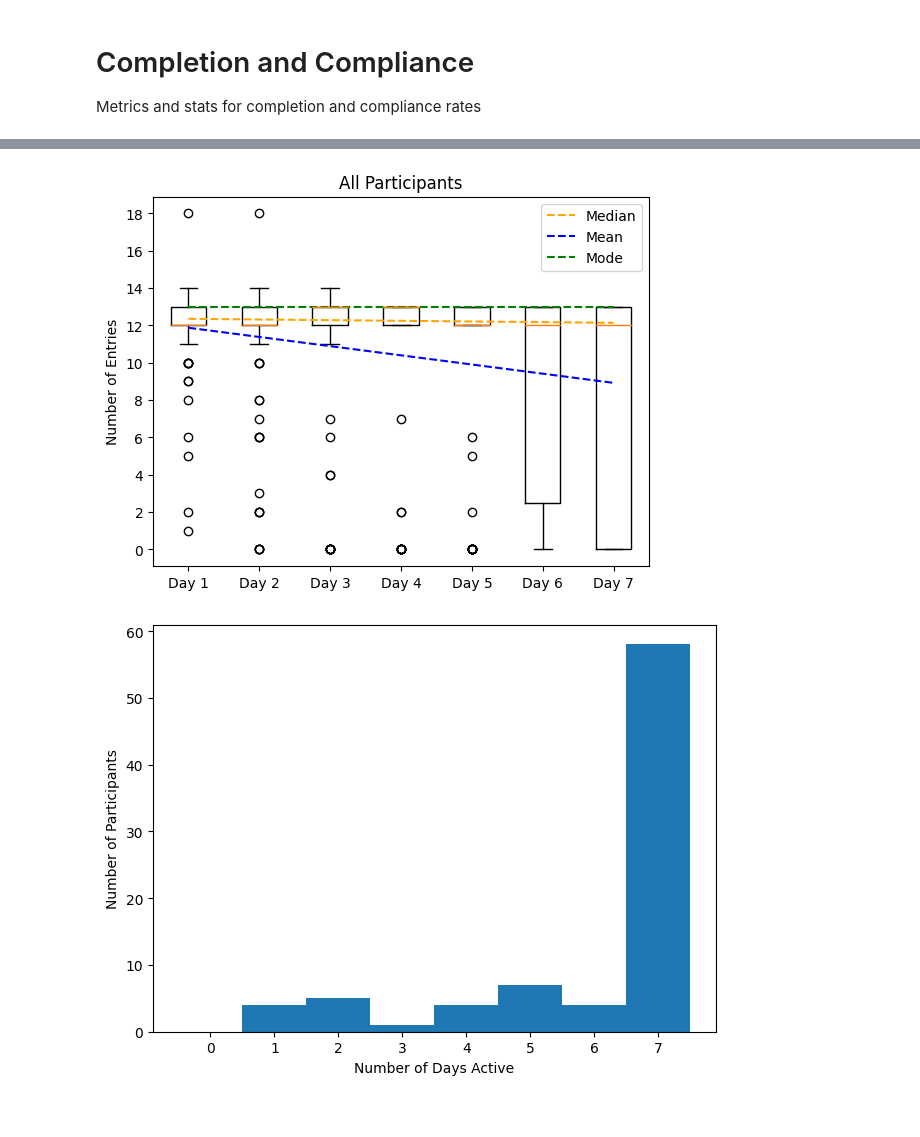
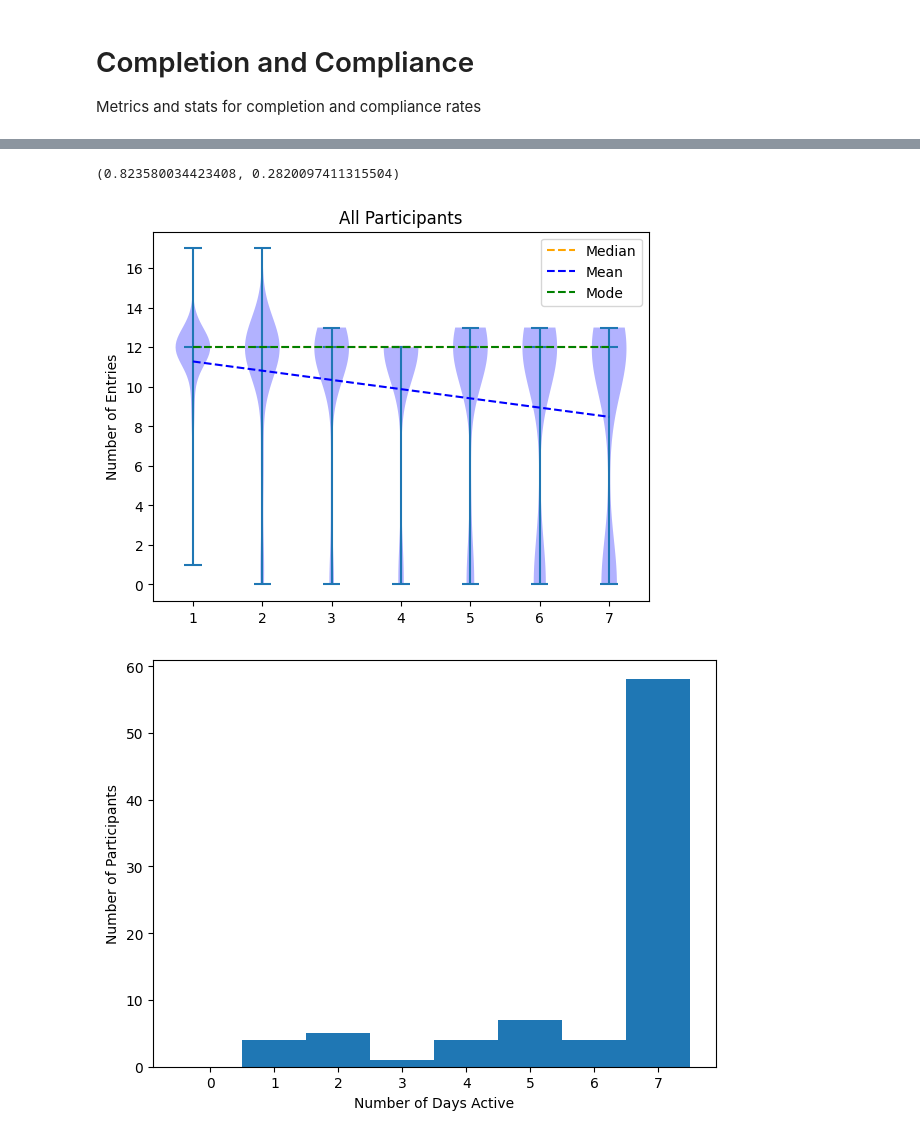
Before and after one commit to JGIBristol/seaco_smartwatch_paper, a Jupyter notebook: quantitative.ipynb, the cells around one changed output, grey strips where cells are left out. Cells and saved outputs as stored; diff of their text form; code cells hidden in the pictures.

```diff
--- a/quantitative.ipynb
+++ b/quantitative.ipynb
@@ -157,6 +151,16 @@ for i, (p_id, group) in enumerate(collapsed_meal_info.groupby("p_id")):
     for j, (delta, subgroup) in enumerate(group.groupby("delta_day")):
         n_entries[i, j] = len(subgroup["entry"])
         n_positive[i, j] = subgroup["entry"].sum()
+# %%
+"""
+Overall compliance rate
+
+"""
+compliance_rate = n_entries.sum(axis=1) / (12 * 7)
+
+compliance_rate.mean(), compliance_rate.std()
+# %% [output]
+(0.823580034423408, 0.2820097411315504)
 # %%
 from matplotlib.ticker import MaxNLocator
 
@@ -172,7 +176,10 @@ days = ["Day {}".format(i) for i in d]
 # Create the boxplot
 fig, axis = plt.subplots()
 
-axis.boxplot(entries_per_day, labels=days)
+# axis.boxplot(entries_per_day, labels=days)
+violin = axis.violinplot(entries_per_day, showmedians=True)
+for viol in violin["bodies"]:
+    viol.set_facecolor("blue")
 
 # Plot medians and means
 median_vals = np.polyval(
@@ -187,34 +194,34 @@ axis.plot(d, median_vals, "--", label="Median", color="orange")
 
 # Plot means
 mean_vals = np.polyval(
     np.polyfit(
         np.arange(1, n_days + 1, 1),
         [np.mean(entries) for entries in entries_per_day],
         1,
     ),
     d,
 )
 axis.plot(d, mean_vals, "b--", label="Mean")
 
 mode_vals = np.polyval(
     np.polyfit(
         np.arange(1, n_days + 1, 1),
         [np.argmax(np.bincount(entries)) for entries in entries_per_day],
         1,
     ),
     d,
 )
 axis.plot(d, mode_vals, "g--", label="Mode")
 
 axis.set_ylabel("Number of Entries")
 axis.set_title("All Participants")
 
 axis.yaxis.set_major_locator(MaxNLocator(integer=True))
 
 axis.legend()
 fig.savefig(f"{img_dir}/n_entries_day_boxplot.png")
 # %% [output]
-[figure, old version]
+[figure, new version]
 # %%
 """
 Compliance rate for active participants
```
Also changed, not shown: parts of 7 cells of this notebook, 1 other file.
